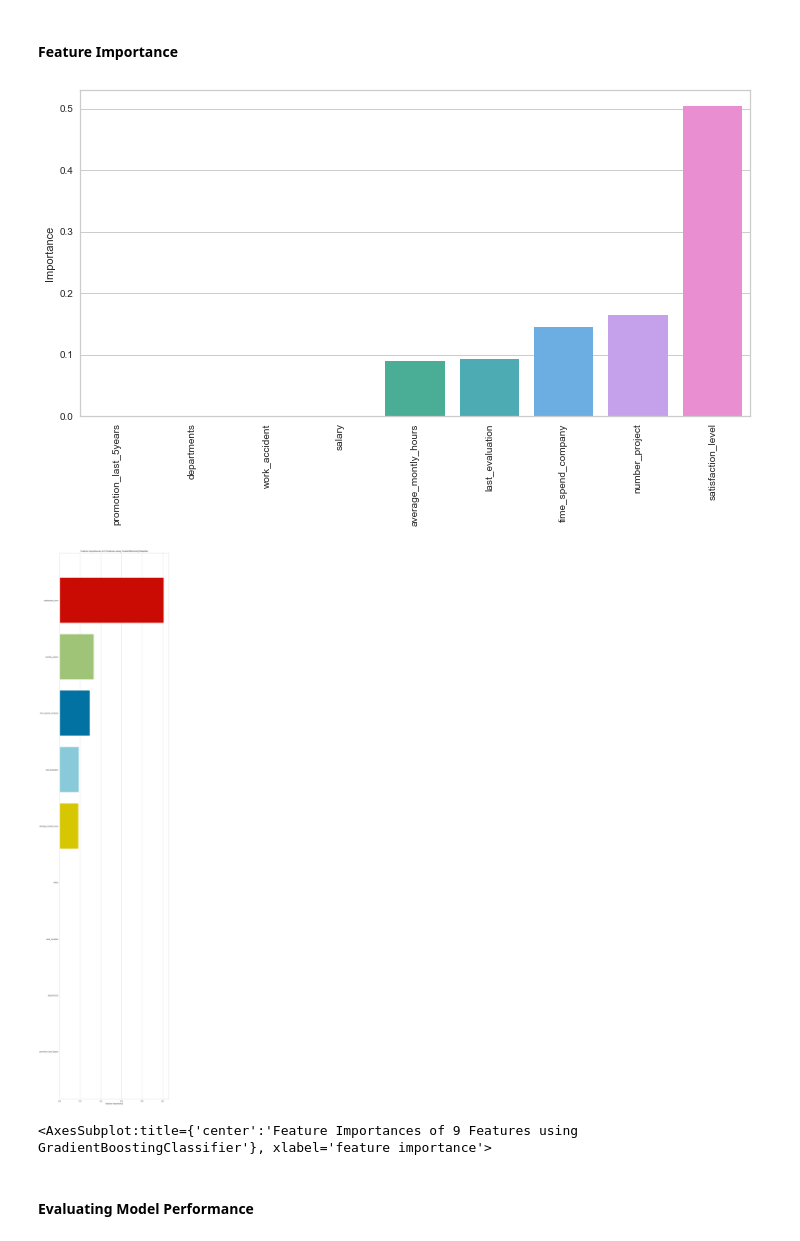
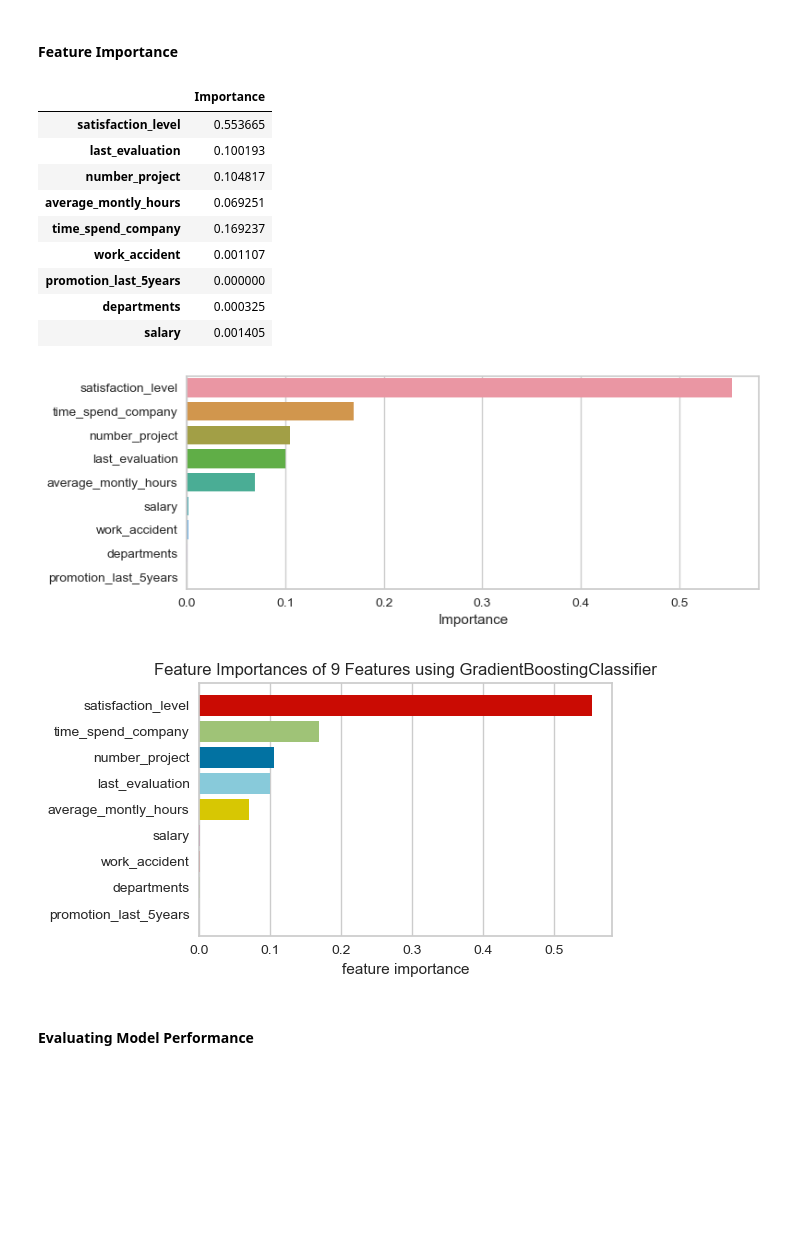
Before and after one commit to SSamiKocaaga/Data-Science, a Jupyter notebook: Projects/10_Churn Prediction_Streamlit_Capstone/Churn Prediction.ipynb, the cells around one changed output. Drawn from its saved outputs; the diff is of its cells as text; code cells hidden in the pictures; blank space fills up the shorter version.

Commit message:
Reruned the project 10 notebook.

```diff
--- a/Projects/10_Churn Prediction_Streamlit_Capstone/Churn Prediction.ipynb
+++ b/Projects/10_Churn Prediction_Streamlit_Capstone/Churn Prediction.ipynb
@@ -97,7 +97,7 @@ warnings.filterwarnings('ignore')
 
 Let's first load the required HR dataset using pandas's "read_csv" function.
 # %%
-df = pd.read_csv("/content/HR_Dataset.csv")
+df = pd.read_csv("HR_Dataset.csv")
 df.head()
 # %% [output]
 |  | satisfaction_level | last_evaluation | number_project | average_montly_hours | time_spend_company | ... |
@@ -130,4 +202,2 @@ df[df.duplicated()]
-# %%
-df=df.drop_duplicates()
 # %%
 df.shape
@@ -567,25 +842,36 @@ print(classification_report(y_test,y_pred))
 # %%
 feats = pd.DataFrame(index=X.columns, data= gb_model.feature_importances_, columns=['Importance'])
 feats
+# %% [output]
+|  | Importance |
+| satisfaction_level | 0.553665 |
+| last_evaluation | 0.100193 |
+| number_project | 0.104817 |
+| average_montly_hours | 0.069251 |
+| time_spend_company | 0.169237 |
+| work_accident | 0.001107 |
+| promotion_last_5years | 0.000000 |
+| departments | 0.000325 |
+| salary | 0.001405 |
 # %%
-imp_feats = feats.sort_values("Importance", asc)
+imp_feats = feats.sort_values("Importance", ascending=False)
 # %%
-plt.figure(figsize=(12,6))
-sns.barplot(data=imp_feats.sort_values('Importance'),x=imp_feats.sort_values('Importance').index,y='Importance')
-plt.xticks(rotation=90);
+plt.figure(figsize=(8,3))
+sns.barplot(data=imp_feats, y=imp_feats.index, x='Importance')
+
+plt.show();
 # %% [output]
-[figure, old version]
+[figure, new version]
 # %%
 from yellowbrick.model_selection import FeatureImportances
 from yellowbrick.features import RadViz
 
 viz = FeatureImportances(gb_model, labels=X.columns, relative = False)
-visualizer = RadViz(size=(700, 400))
+visualizer = RadViz(size=(600, 350))
 viz.fit(X_train, y_train)
 viz.show();
 # %% [output]
-[figure, old version]
+[figure, new version]
-<AxesSubplot:title={'center':'Feature Importances of 9 Features using GradientBoostingClassifier'}, xlabel='feature importance'>
 # %% [markdown]
 #### Evaluating Model Performance
 # %% [markdown]
```
Also changed, not shown: parts of 87 cells of this notebook, 4 other files.
